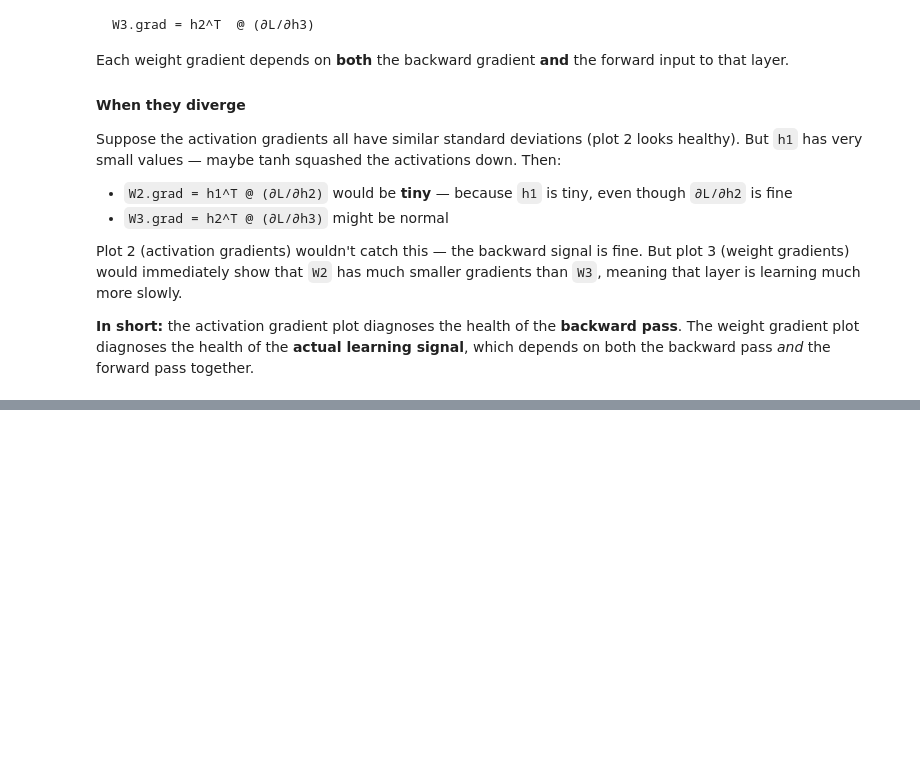
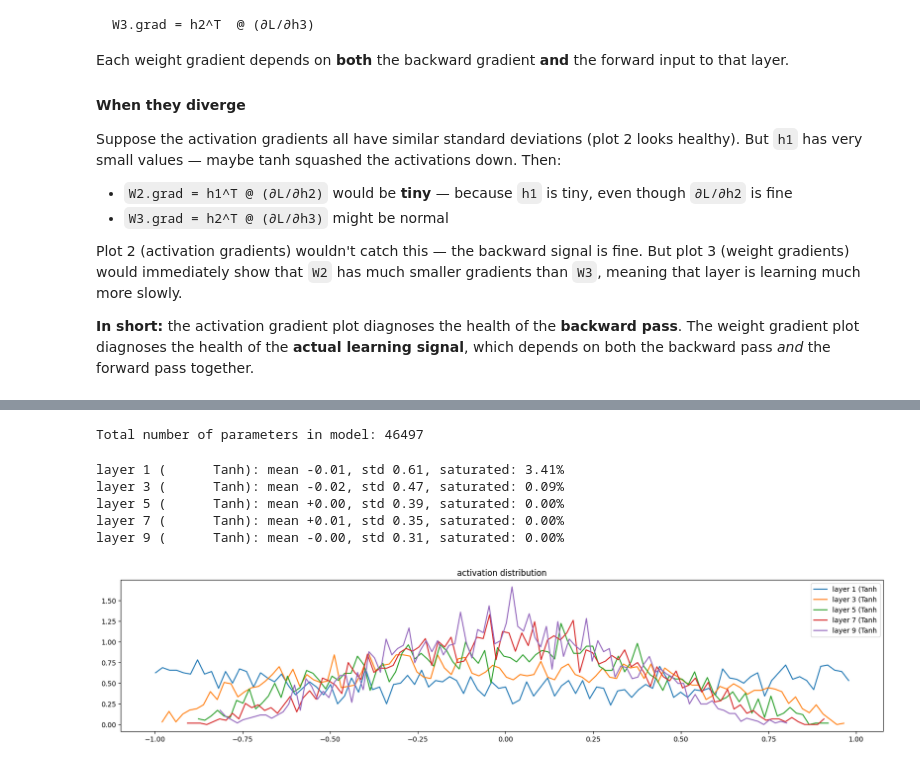
Before and after one commit to kshitijg92/karpathy-zero-to-hero-deep-work, a Jupyter notebook: lesson_4_makemore_batchnorm/makemore_training_diagnostics.ipynb, the cells around one changed output, grey strips where cells are left out. Saved outputs shown, nothing was run; the diff lists cells and outputs as text; code cells hidden in the pictures; blank space fills up the shorter version.

```diff
--- a/lesson_4_makemore_batchnorm/makemore_training_diagnostics.ipynb
+++ b/lesson_4_makemore_batchnorm/makemore_training_diagnostics.ipynb
@@ -391,7 +400,7 @@ def setup_model(embed_dim,
     for p in parameters:
         p.requires_grad = True
 
-    return layers, parameters
+    return C, layers, parameters
 # %% [markdown]
 ## Training loop with diagnostics
 
@@ -461,7 +470,7 @@ def train_model(C, layers, parameters, n_steps = 200000, batch_size = 32, lr = 0
                 ratio = update_std / data_std
                 update_to_data_ratio.append(ratio)
 
-    return stepi, lossi, loglossi, update_to_data_ratio
+    return stepi, lossi, loglossi, update_to_data_ratio, layers, parameters
 # %% [markdown]
 # Section 2: Creating Diagnostic Plots
 
@@ -624,0 +686,15 @@ Section 3:
+# %%
+# what happens if we set the tanh gain to 1 instead of 5/3, i.e. something lower?
+C, layers, parameters = setup_model(**{**default_params, "tanh_gain": 1.0})
+stepi, lossi, loglossi, update_to_data_ratio, layers, parameters = \
+    train_model(C, layers, parameters, n_steps=1)
+
+plot_activation_distribution(layers)
+# %% [output]
+Total number of parameters in model: 46497
+layer 1 (      Tanh): mean -0.01, std 0.61, saturated: 3.41%
+layer 3 (      Tanh): mean -0.02, std 0.47, saturated: 0.09%
+layer 5 (      Tanh): mean +0.00, std 0.39, saturated: 0.00%
+layer 7 (      Tanh): mean +0.01, std 0.35, saturated: 0.00%
+layer 9 (      Tanh): mean -0.00, std 0.31, saturated: 0.00%
+[figure, added]
```
Also changed, not shown: parts of 15 cells of this notebook.
